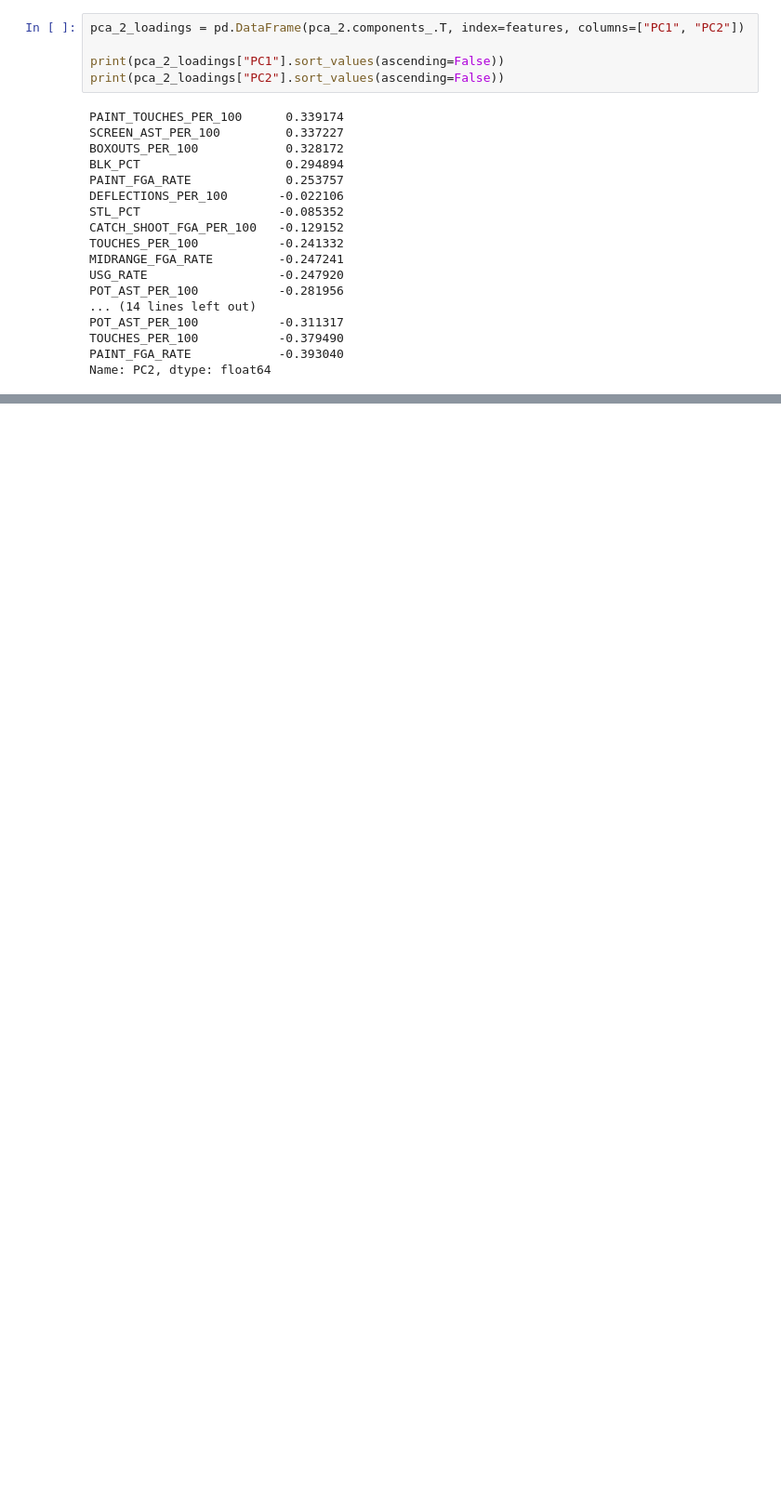
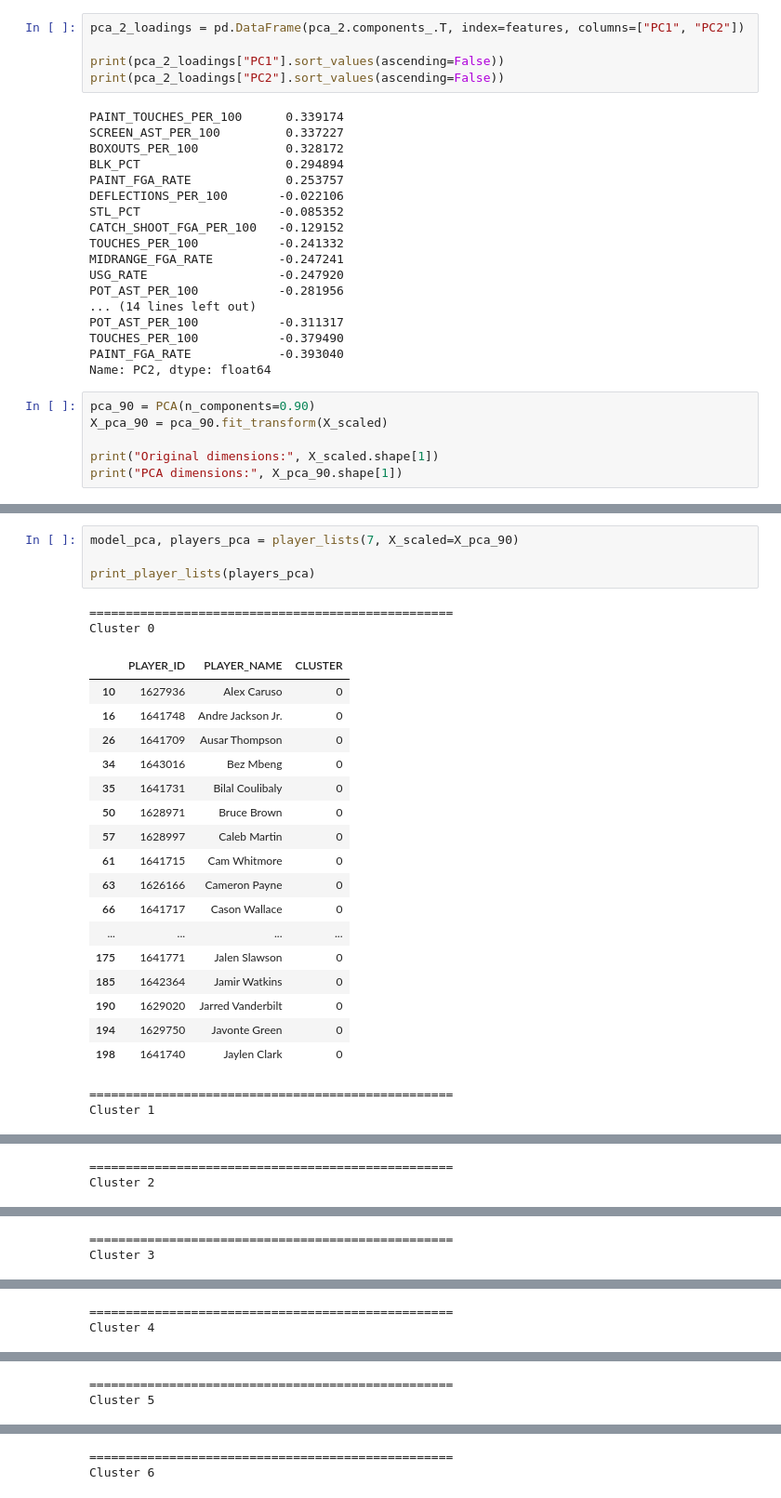
Before and after one commit to alex-abrego/nba-player-archetype-analysis, a Jupyter notebook: notebooks/04_model_selection.ipynb, the cells around one changed output, grey strips where cells are left out. Shown at 93% size. Saved outputs shown, nothing was run; the diff lists cells and outputs as text; blank space fills up the shorter version.

```diff
--- a/notebooks/04_model_selection.ipynb
+++ b/notebooks/04_model_selection.ipynb
@@ -687,3 +687,9 @@ POT_AST_PER_100           -0.311317
 TOUCHES_PER_100           -0.379490
 PAINT_FGA_RATE            -0.393040
 Name: PC2, dtype: float64
+# %%
+pca_90 = PCA(n_components=0.90)
+X_pca_90 = pca_90.fit_transform(X_scaled)
+
+print("Original dimensions:", X_scaled.shape[1])
+print("PCA dimensions:", X_pca_90.shape[1])
@@ -689,0 +722,26 @@ Name: PC2, dtype: float64
+# %%
+model_pca, players_pca = player_lists(7, X_scaled=X_pca_90)
+
+print_player_lists(players_pca)
+# %% [output]
+==================================================
+Cluster 0
+|  | PLAYER_ID | PLAYER_NAME | CLUSTER |
+| 10 | 1627936 | Alex Caruso | 0 |
+| 16 | 1641748 | Andre Jackson Jr. | 0 |
+| 26 | 1641709 | Ausar Thompson | 0 |
+| 34 | 1643016 | Bez Mbeng | 0 |
+| 35 | 1641731 | Bilal Coulibaly | 0 |
+| 50 | 1628971 | Bruce Brown | 0 |
+| 57 | 1628997 | Caleb Martin | 0 |
+| 61 | 1641715 | Cam Whitmore | 0 |
+| 63 | 1626166 | Cameron Payne | 0 |
+| 66 | 1641717 | Cason Wallace | 0 |
+| ... | ... | ... | ... |
+| 175 | 1641771 | Jalen Slawson | 0 |
+| 185 | 1642364 | Jamir Watkins | 0 |
+| 190 | 1629020 | Jarred Vanderbilt | 0 |
+| 194 | 1629750 | Javonte Green | 0 |
+| 198 | 1641740 | Jaylen Clark | 0 |
+==================================================
+Cluster 1
@@ -689,0 +765,2 @@ Name: PC2, dtype: float64
+==================================================
+Cluster 2
@@ -689,0 +784,2 @@ Name: PC2, dtype: float64
+==================================================
+Cluster 3
@@ -689,0 +803,2 @@ Name: PC2, dtype: float64
+==================================================
+Cluster 4
@@ -689,0 +822,2 @@ Name: PC2, dtype: float64
+==================================================
+Cluster 5
@@ -689,0 +841,2 @@ Name: PC2, dtype: float64
+==================================================
+Cluster 6
```
Also changed, not shown: parts of 5 cells of this notebook.
